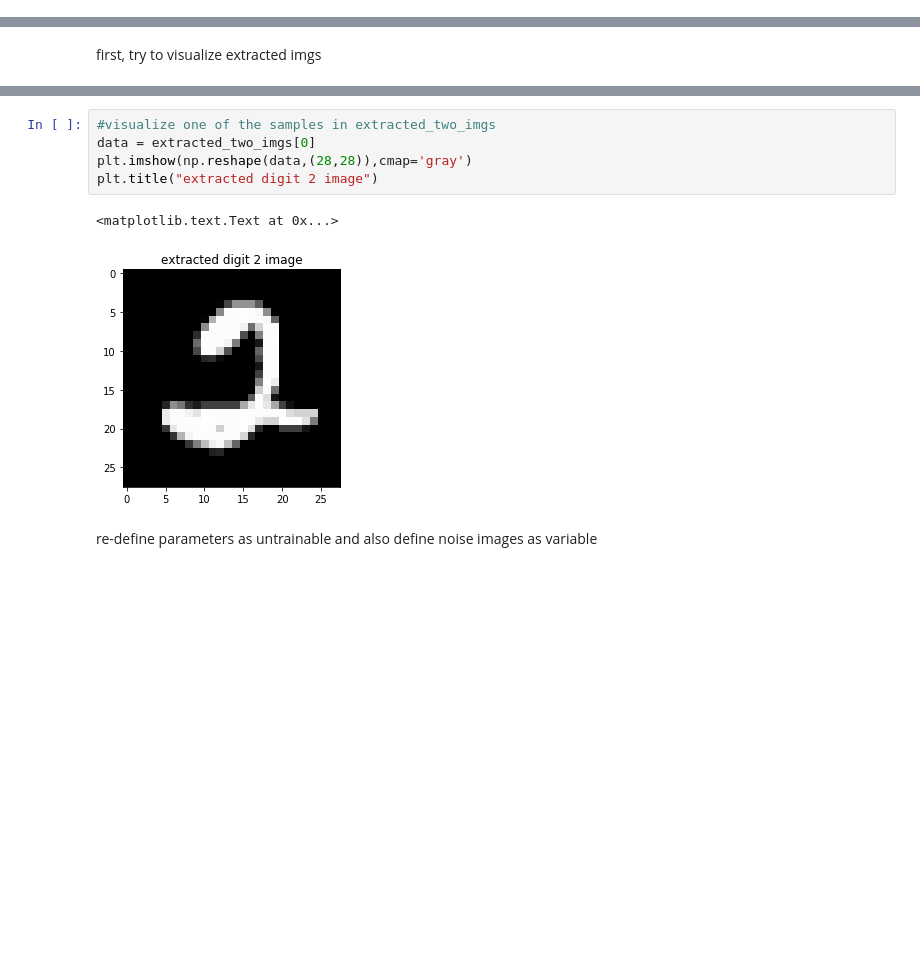
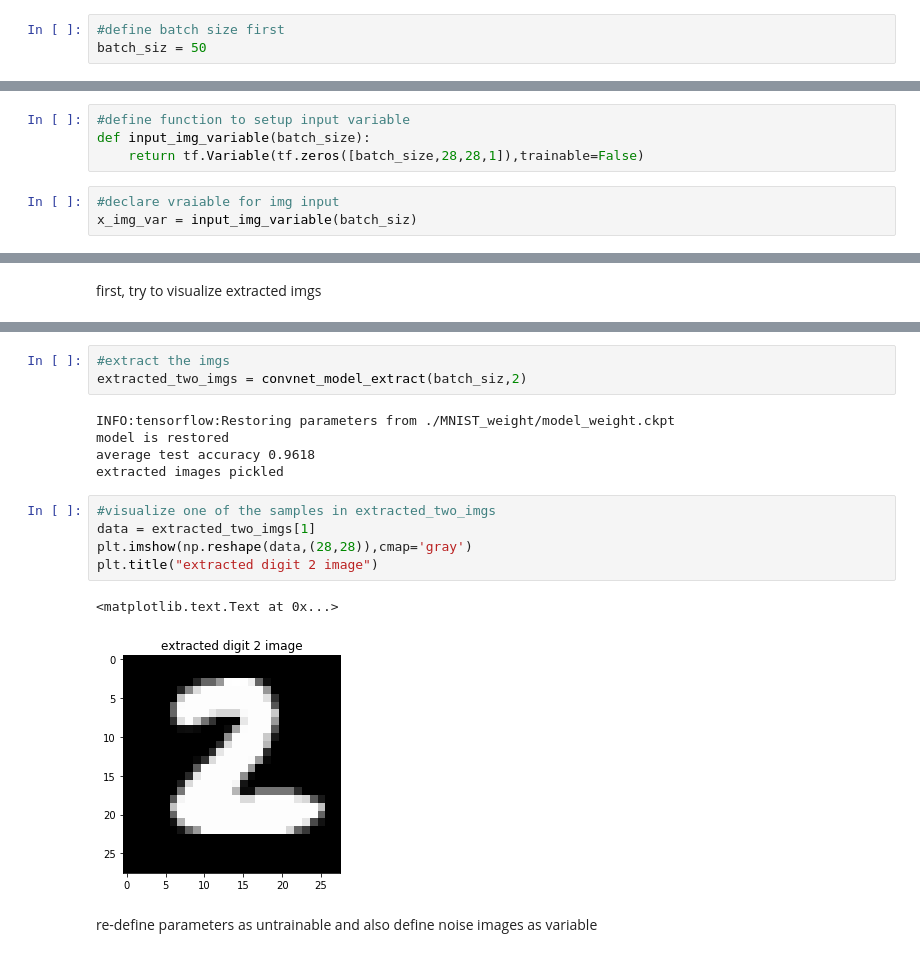
Before and after one commit to mariko-poyo/adversary-images-challenge, a Jupyter notebook: mnist_adversary.ipynb, the cells around one changed output, grey strips where cells are left out. Drawn from its saved outputs; the diff is of its cells as text; blank space fills up the shorter version.

```diff
--- a/mnist_adversary.ipynb
+++ b/mnist_adversary.ipynb
@@ -131,0 +132,3 @@ assign_x = tf.assign(x_img_var, x_image)
+# %%
+#define batch size first
+batch_siz = 50
@@ -131,0 +138,7 @@ assign_x = tf.assign(x_img_var, x_image)
+# %%
+#define function to setup input variable
+def input_img_variable(batch_size):
+    return tf.Variable(tf.zeros([batch_size,28,28,1]),trainable=False)
+# %%
+#declare vraiable for img input
+x_img_var = input_img_variable(batch_siz)
@@ -315,11 +314,19 @@ average test accuracy 0.9920
+# %%
+#extract the imgs
+extracted_two_imgs = convnet_model_extract(batch_siz,2)
+# %% [output]
+INFO:tensorflow:Restoring parameters from ./MNIST_weight/model_weight.ckpt
+model is restored
+average test accuracy 0.9618
+extracted images pickled
 # %%
 #visualize one of the samples in extracted_two_imgs
-data = extracted_two_imgs[0]
+data = extracted_two_imgs[1]
 plt.imshow(np.reshape(data,(28,28)),cmap='gray')
 plt.title("extracted digit 2 image")
 # %% [output]
 <matplotlib.text.Text at 0x...>
-[figure, old version]
+[figure, new version]
 # %% [markdown]
 re-define parameters as untrainable and also define noise images as variable
 # %% [markdown]
```
Also changed, not shown: parts of 24 cells of this notebook.
